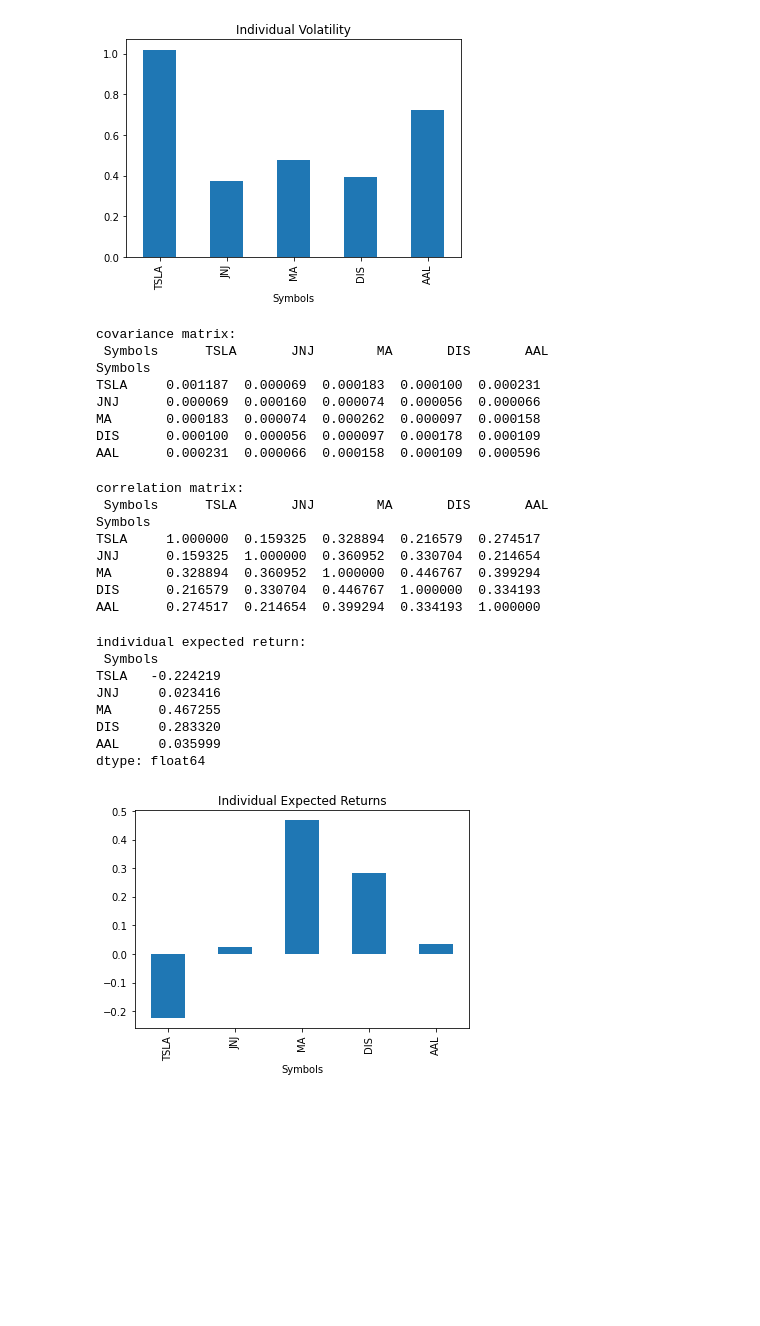
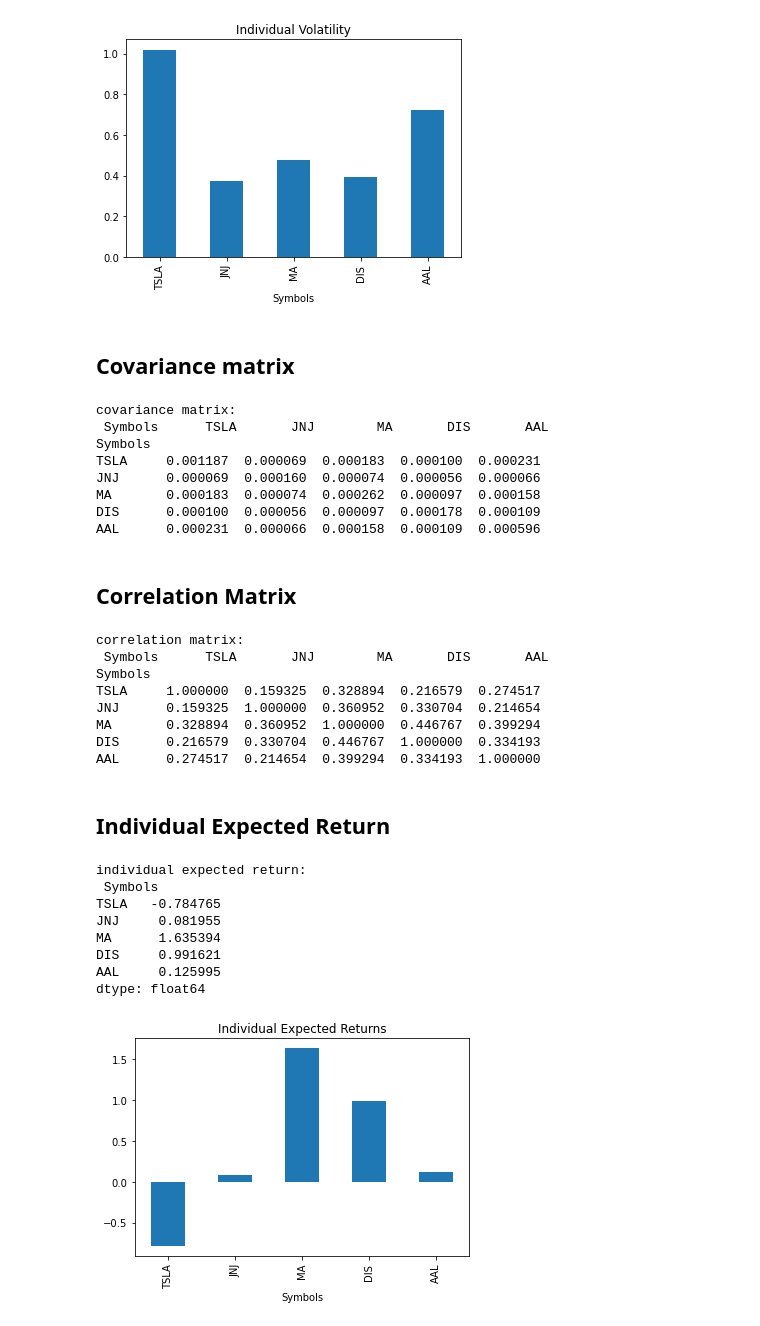
Before and after one commit to ceciliacal/modern_portfolio_theory_optimization, a Jupyter notebook: sp500.ipynb, the cells around one changed output. Saved outputs shown, nothing was run; the diff lists cells and outputs as text; code cells hidden in the pictures; blank space fills up the shorter version.

```diff
--- a/sp500.ipynb
+++ b/sp500.ipynb
@@ -127,6 +131,8 @@ DIS     0.395025
 AAL     0.721858
 dtype: float64
 [figure]
+# %% [markdown]
+## Covariance matrix
 # %%
 # covariance and correlation matrix to understand how different assets behave with respect to each other
 #covariance
@@ -141,6 +147,8 @@ JNJ      0.000069  0.000160  0.000074  0.000056  0.000066
 MA       0.000183  0.000074  0.000262  0.000097  0.000158
 DIS      0.000100  0.000056  0.000097  0.000178  0.000109
 AAL      0.000231  0.000066  0.000158  0.000109  0.000596
+# %% [markdown]
+## Correlation Matrix
 # %%
 #correlation
 corr_matrix = logChange.corr()
@@ -154,25 +162,27 @@ JNJ      0.159325  1.000000  0.360952  0.330704  0.214654
 MA       0.328894  0.360952  1.000000  0.446767  0.399294
 DIS      0.216579  0.330704  0.446767  1.000000  0.334193
 AAL      0.274517  0.214654  0.399294  0.334193  1.000000
+# %% [markdown]
+## Individual Expected Return
 # %%
 #expected return (individual)
 #yearly returns for individual companies (argument 'Y' stands for "yearly")
 #individual_expectedReturn
-ind_er = df.resample('Y').last().pct_change().mean()
+ind_er = df.resample('Y').last().pct_change().mean()*3.5
 print("individual expected return:\n", ind_er)
 ind_er.plot(kind='bar')
 plt.title('Individual Expected Returns')
 plt.show()
 # %% [output]
 individual expected return:
  Symbols
-TSLA   -0.224219
-JNJ     0.023416
-MA      0.467255
-DIS     0.283320
-AAL     0.035999
+TSLA   -0.784765
+JNJ     0.081955
+MA      1.635394
+DIS     0.991621
+AAL     0.125995
 dtype: float64
-[figure, old version]
+[figure, new version]
 # %%
 #now, to compute the portfolio expected return we need to multiply each return for its weight
 #but we will do it later on once we have got the optimal
```
Also changed, not shown: parts of 13 cells of this notebook, 3 other files.
